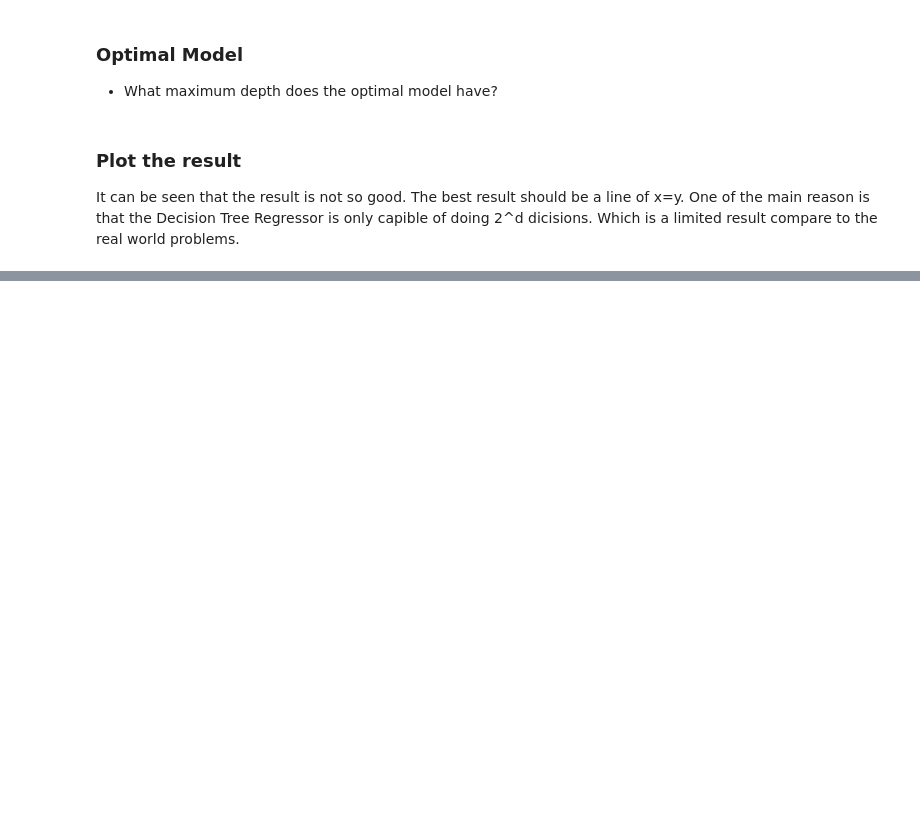
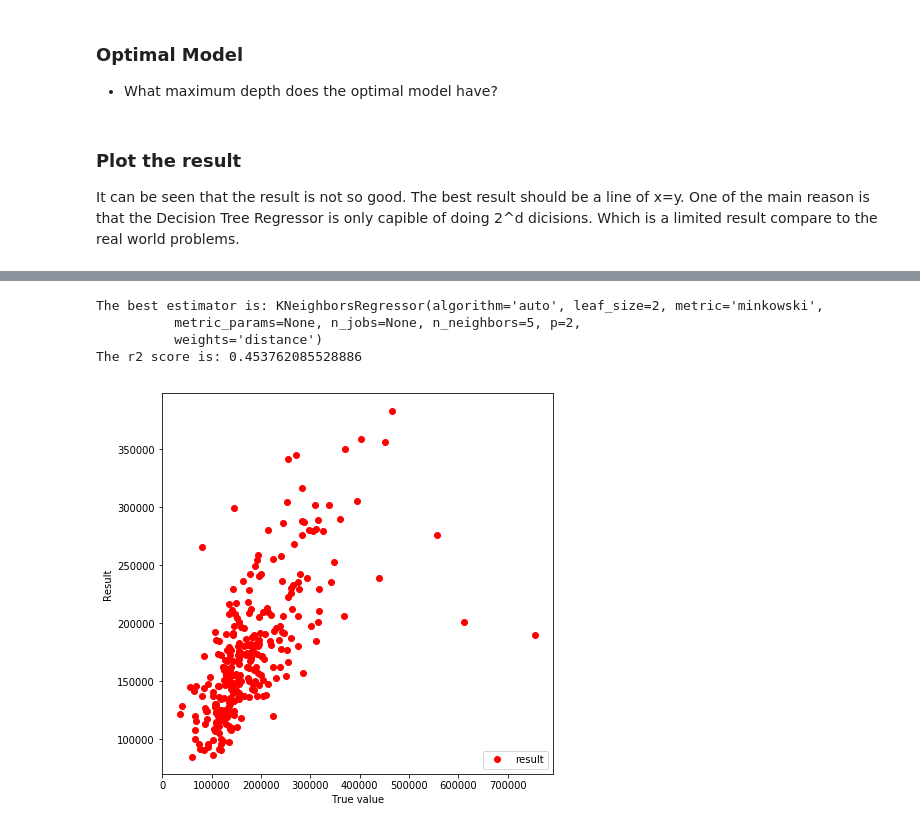
Before and after one commit to songbaai/House-price-prediction, a Jupyter notebook: boston_housing/boston_housing.ipynb, the cells around one changed output, grey strips where cells are left out. Saved outputs shown, nothing was run; the diff lists cells and outputs as text; code cells hidden in the pictures; blank space fills up the shorter version.

```diff
--- a/boston_housing/boston_housing.ipynb
+++ b/boston_housing/boston_housing.ipynb
@@ -361,0 +334,16 @@ reg = fit_model(X_train,y_train,regressor,params)
+# %%
+from sklearn.neighbors import KNeighborsRegressor
+
+# Create a random forest regressor object
+regressor = KNeighborsRegressor()
+
+# Create a dictionary for the parameter 'max_depth' with a range from 1 to 10
+params = {'n_neighbors':[2,5,20,100],'weights':['uniform','distance'],'leaf_size':[2,5,10,30]}
+
+reg = fit_model(X_train,y_train,regressor,params)
+# %% [output]
+The best estimator is: KNeighborsRegressor(algorithm='auto', leaf_size=2, metric='minkowski',
+          metric_params=None, n_jobs=None, n_neighbors=5, p=2,
+          weights='distance')
+The r2 score is: 0.453762085528886
+[figure, added]
```
Also changed, not shown: parts of 4 cells of this notebook.
